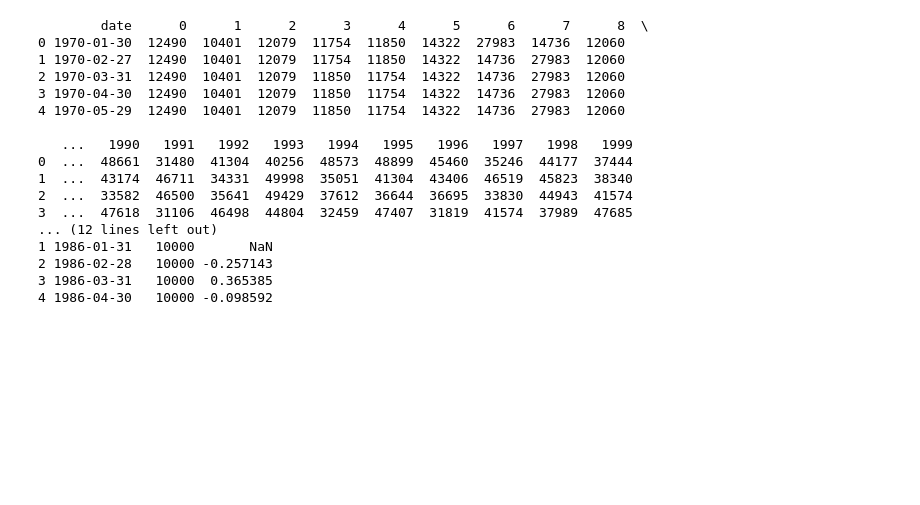
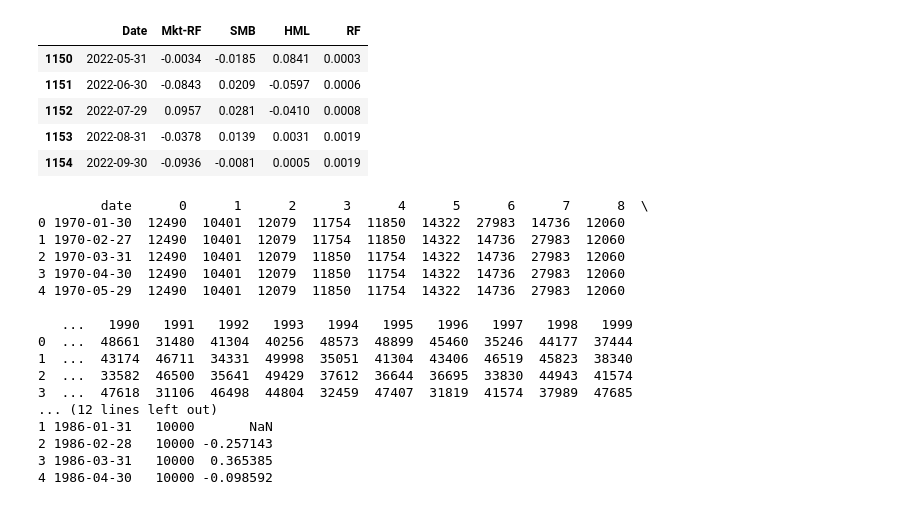
Before and after one commit to LakshaySapra/BettingAgainstBeta, a Jupyter notebook: FactorMimickingOpt.ipynb, the cells around one changed output. Cells and saved outputs as stored; diff of their text form; code cells hidden in the pictures; blank space fills up the shorter version.

```diff
--- a/FactorMimickingOpt.ipynb
+++ b/FactorMimickingOpt.ipynb
@@ -11,5 +12,22 @@ import matplotlib.pyplot as plt
 
 import seaborn as sns
+# %%
+ff_factors = pd.read_csv('data/F-F_Research_Data_Factors_Monthly.csv',index_col=0)
+ff_factors.index = pd.to_datetime(ff_factors.index)
+
+ff_factors = ff_factors.reset_index()
+cols = list(ff_factors.columns)
+cols[0]='Date'
+ff_factors.columns = cols
+
+ff_factors.tail(5)
+# %% [output]
+|  | Date | Mkt-RF | SMB | HML | RF |
+| 1150 | 2022-05-31 | -0.0034 | -0.0185 | 0.0841 | 0.0003 |
+| 1151 | 2022-06-30 | -0.0843 | 0.0209 | -0.0597 | 0.0006 |
+| 1152 | 2022-07-29 | 0.0957 | 0.0281 | -0.0410 | 0.0008 |
+| 1153 | 2022-08-31 | -0.0378 | 0.0139 | 0.0031 | 0.0019 |
+| 1154 | 2022-09-30 | -0.0936 | -0.0081 | 0.0005 | 0.0019 |
 # %%
 n = 2000
 
```
Also changed, not shown: parts of 9 cells of this notebook.
